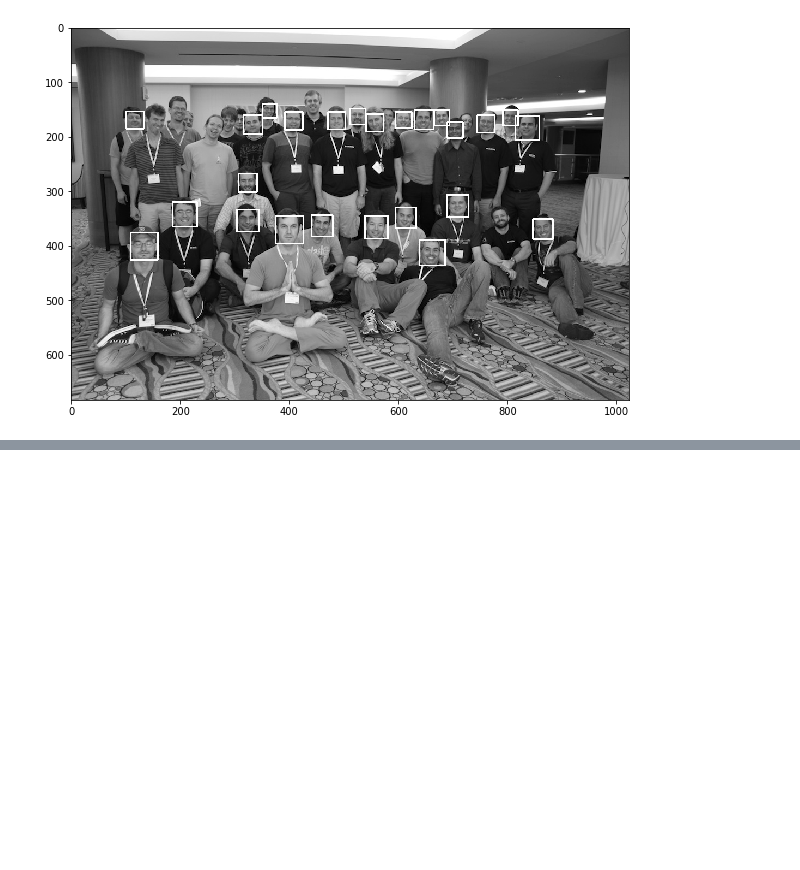
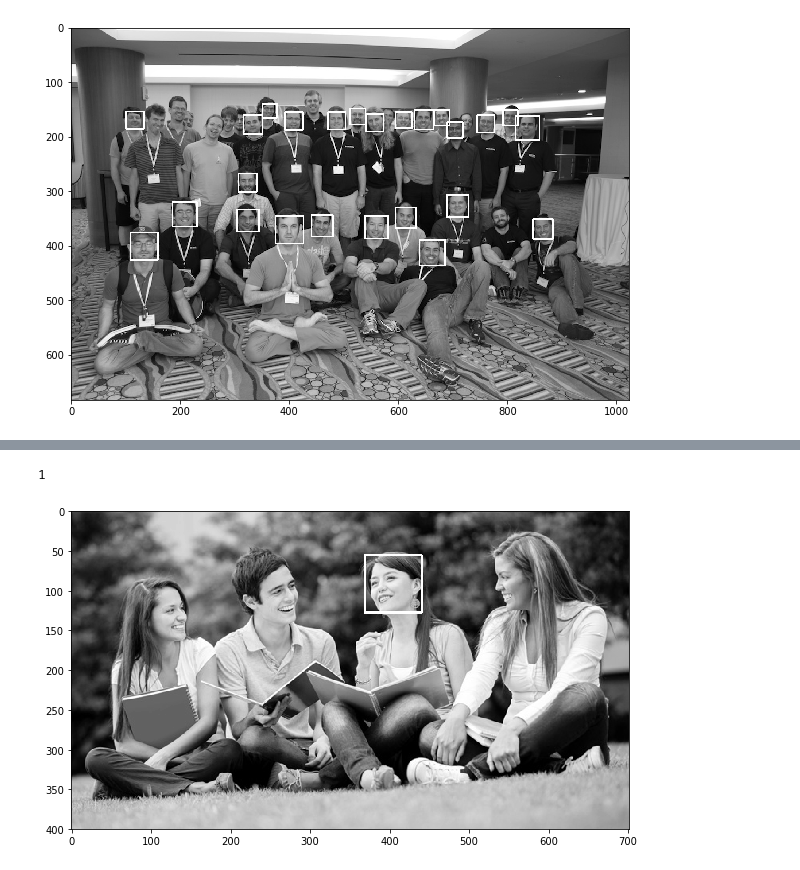
Before and after one commit to bazulay/opencv-with-python-tutorial, a Jupyter notebook: 04-object-detection-part-7-face-detection.ipynb, the cells around one changed output, grey strips where cells are left out. Cells and saved outputs as stored; diff of their text form; code cells hidden in the pictures; blank space fills up the shorter version.

Commit message:
Show how to use  other cascade files to face detection notebook Signed-off-by: Barak Azulay <bazulay@gmail.com>

```diff
--- a/04-object-detection-part-7-face-detection.ipynb
+++ b/04-object-detection-part-7-face-detection.ipynb
@@ -153,0 +160,26 @@ display(result)
+# %%
+cascade_files = {'eyes':cv2.CascadeClassifier('resources/haarcascade_eye.xml'),
+                 'eyeglasses':cv2.CascadeClassifier('resources/haarcascade_eye_tree_eyeglasses.xml'),
+                 'profileface':cv2.CascadeClassifier('resources/haarcascade_profileface.xml'),
+                 'lefteye':cv2.CascadeClassifier('resources/haarcascade_lefteye_2splits.xml'),
+                 'righteye':cv2.CascadeClassifier('resources/haarcascade_righteye_2splits.xml'),
+                 'frontalface_default':cv2.CascadeClassifier('resources/haarcascade_frontalface_default.xml'),
+                 'frontalface_alt':cv2.CascadeClassifier('resources/haarcascade_frontalface_alt.xml'),
+                 'frontalface_alt2':cv2.CascadeClassifier('resources/haarcascade_frontalface_alt2.xml'),
+                 'frontalface_alt_tree':cv2.CascadeClassifier('resources/haarcascade_frontalface_alt_tree.xml'),
+                 'smile':cv2.CascadeClassifier('resources/haarcascade_smile.xml')
+                }
+# %%
+def detect_by_cascade(img, cascade):
+    ret_img = img.copy()
+    rects = cascade.detectMultiScale(ret_img, scaleFactor=1.2, minNeighbors=5)
+    for (x,y,w,h) in rects:
+        cv2.rectangle(ret_img, (x,y), (x+w,y+h), (255,255,255), 2)
+    return (len(rects),ret_img)
+# %%
+recs, result = detect_by_cascade(group1, cascade_files['profileface'])
+print(recs)
+display(result)
+# %% [output]
+1
+[figure, added]
```
Also changed, not shown: parts of 4 cells of this notebook.
